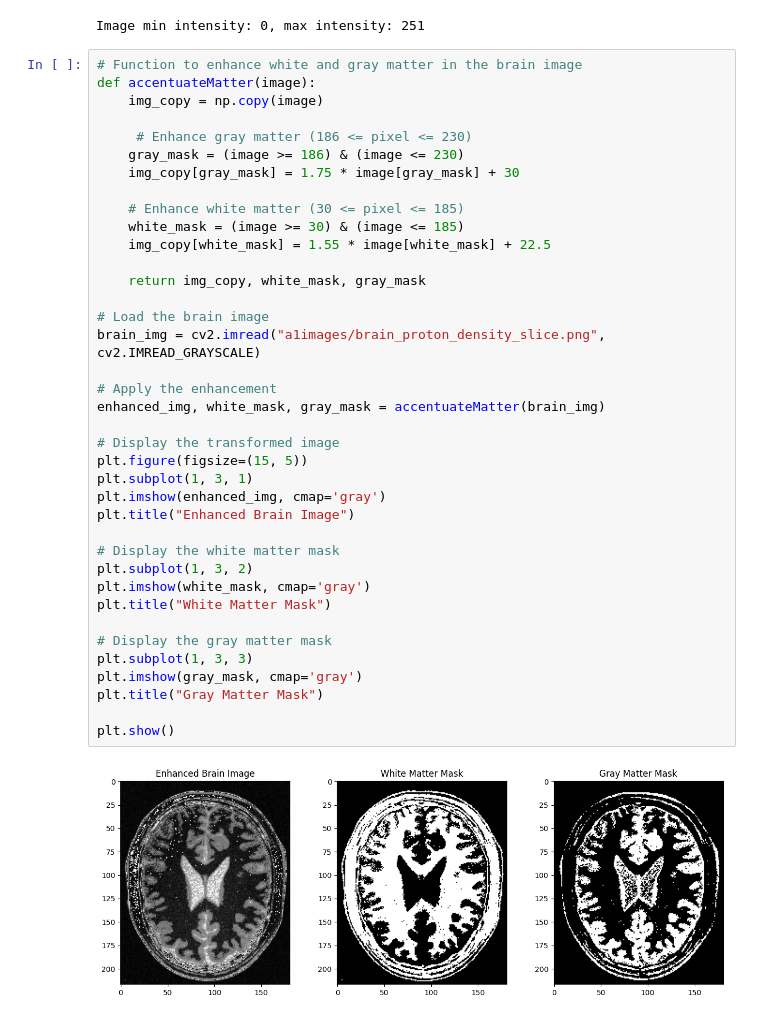
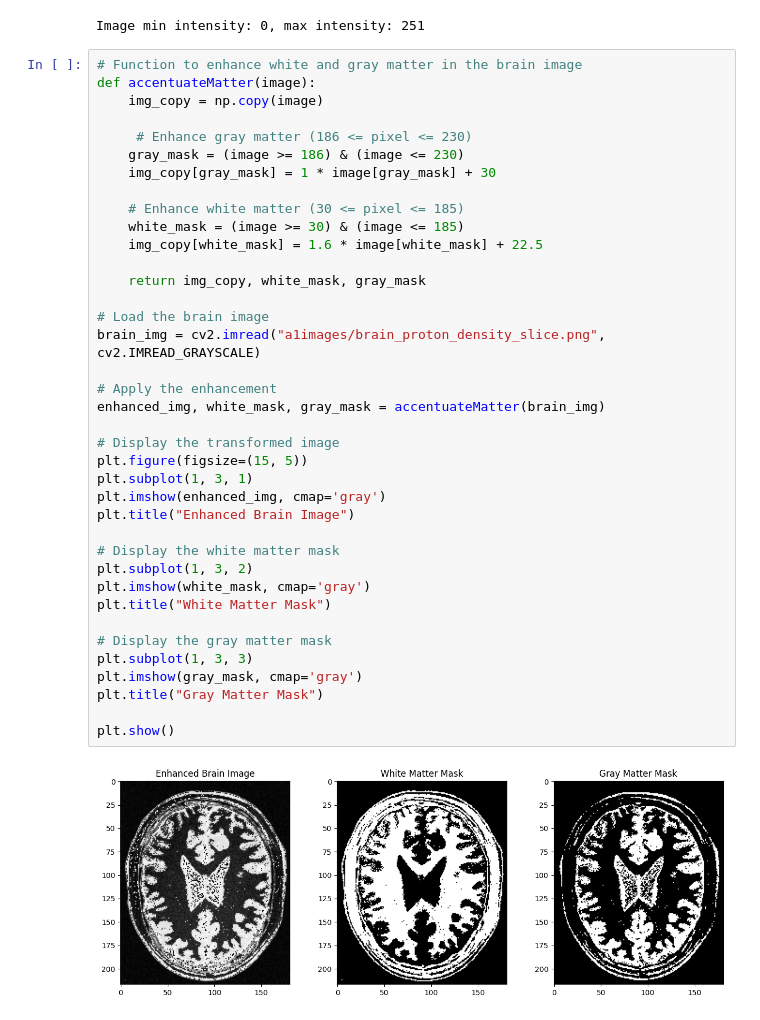
Before and after one commit to LahiruCooray/EN3160-Assignment-1, a Jupyter notebook: assignment_01.ipynb, the cells around one changed output. Drawn from its saved outputs; the diff is of its cells as text.

```diff
--- a/assignment_01.ipynb
+++ b/assignment_01.ipynb
@@ -101,36 +101,36 @@ def accentuateMatter(image):
 
      # Enhance gray matter (186 <= pixel <= 230)
     gray_mask = (image >= 186) & (image <= 230)
-    img_copy[gray_mask] = 1.75 * image[gray_mask] + 30
+    img_copy[gray_mask] = 1 * image[gray_mask] + 30
 
     # Enhance white matter (30 <= pixel <= 185)
     white_mask = (image >= 30) & (image <= 185)
-    img_copy[white_mask] = 1.55 * image[white_mask] + 22.5
+    img_copy[white_mask] = 1.6 * image[white_mask] + 22.5
 
     return img_copy, white_mask, gray_mask
 
 # Load the brain image
 brain_img = cv2.imread("a1images/brain_proton_density_slice.png", cv2.IMREAD_GRAYSCALE)
 
 # Apply the enhancement
 enhanced_img, white_mask, gray_mask = accentuateMatter(brain_img)
 
 # Display the transformed image
 plt.figure(figsize=(15, 5))
 plt.subplot(1, 3, 1)
 plt.imshow(enhanced_img, cmap='gray')
 plt.title("Enhanced Brain Image")
 
 # Display the white matter mask
 plt.subplot(1, 3, 2)
 plt.imshow(white_mask, cmap='gray')
 plt.title("White Matter Mask")
 
 # Display the gray matter mask
 plt.subplot(1, 3, 3)
 plt.imshow(gray_mask, cmap='gray')
 plt.title("Gray Matter Mask")
 
 plt.show()
 # %% [output]
-[figure, old version]
+[figure, new version]
```
